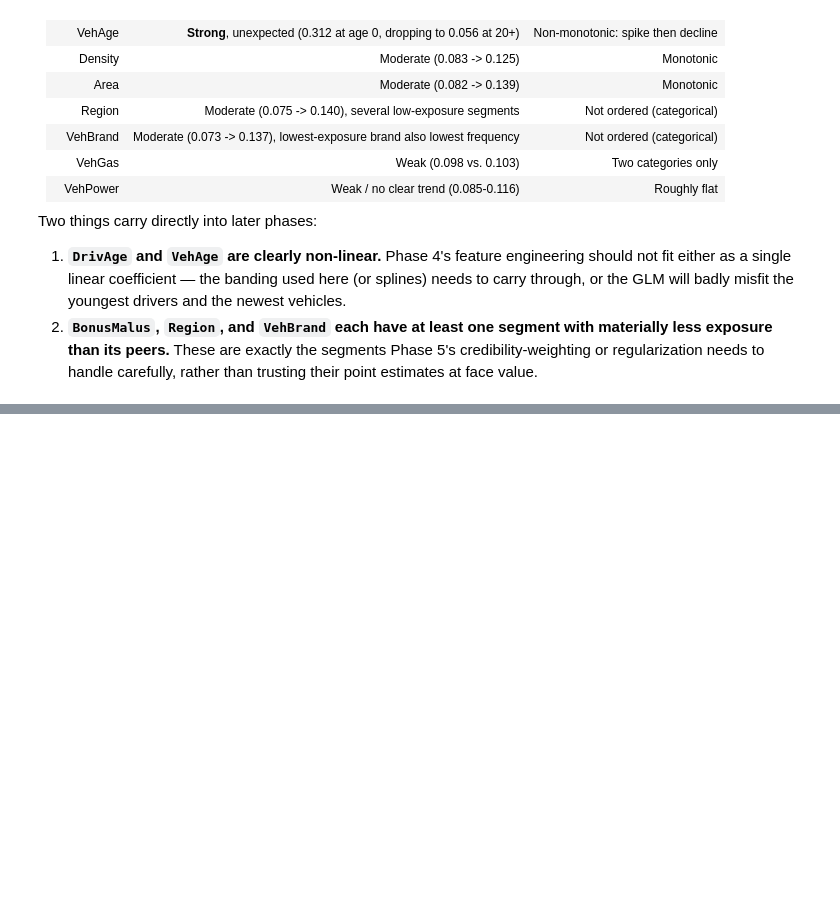
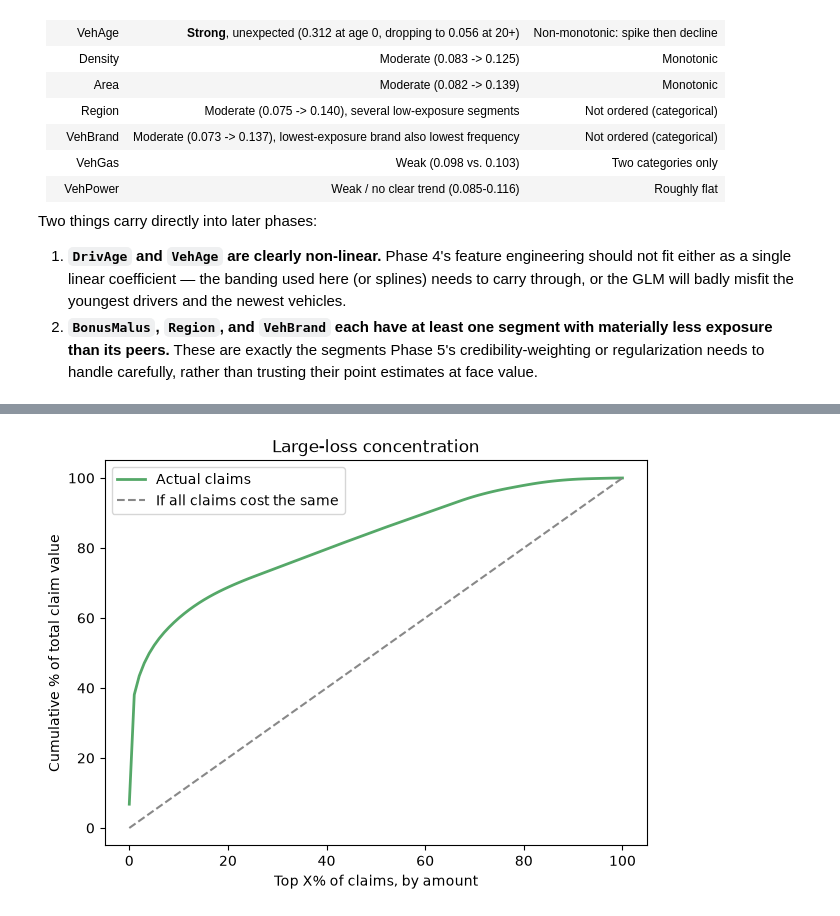
Before and after one commit to vishalyadav1729/auto-insurance-pricing, a Jupyter notebook: notebooks/02_data_cleaning_eda.ipynb, the cells around one changed output, grey strips where cells are left out. Cells and saved outputs as stored; diff of their text form; code cells hidden in the pictures; blank space fills up the shorter version.

```diff
--- a/notebooks/02_data_cleaning_eda.ipynb
+++ b/notebooks/02_data_cleaning_eda.ipynb
@@ -395,0 +453,13 @@ Two things carry directly into later phases:
+# %%
+fig, ax = plt.subplots(figsize=(7, 5))
+curve = concentration_curve(sev["ClaimAmount"])
+ax.plot(curve["pct_claims"] * 100, curve["pct_value"] * 100, color="#55A868", linewidth=2, label="Actual claims")
+ax.plot([0, 100], [0, 100], linestyle="--", color="#888888", label="If all claims cost the same")
+ax.set_xlabel("Top X% of claims, by amount")
+ax.set_ylabel("Cumulative % of total claim value")
+ax.set_title("Large-loss concentration")
+ax.legend()
+fig.savefig(FIGURES_DIR / "severity_concentration_curve.png", dpi=150)
+plt.show()
+# %% [output]
+[figure, added]
```
Also changed, not shown: parts of 19 cells of this notebook, 2 other files.
